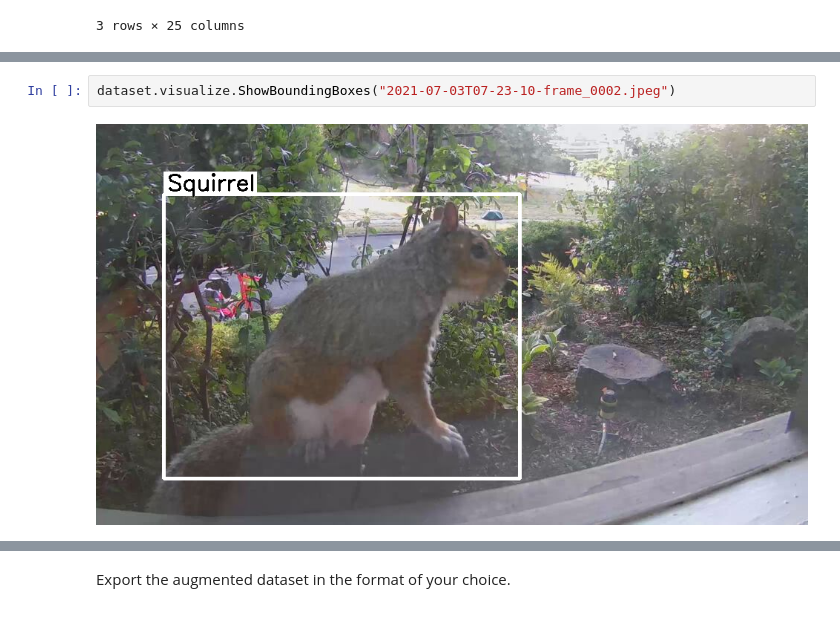
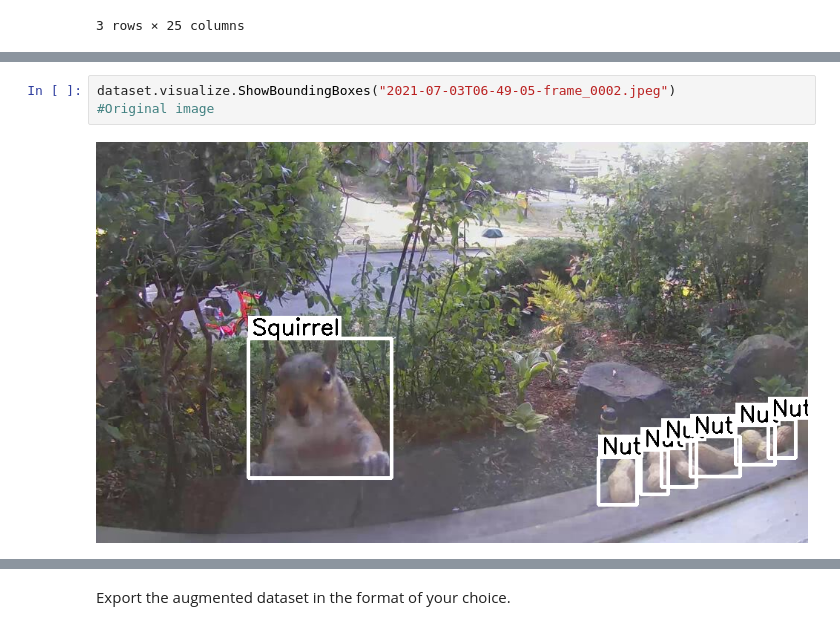
Before and after one commit to pylabel-project/samples, a Jupyter notebook: albumentations.ipynb, the cells around one changed output, grey strips where cells are left out. Drawn from its saved outputs; the diff is of its cells as text.

```diff
--- a/albumentations.ipynb
+++ b/albumentations.ipynb
@@ -143,7 +150,8 @@ for img_filename, img_df in dataset.df.groupby('img_filename'):
             new_row.cat_name = label
             dataset.df = dataset.df.append(new_row)
 # %%
-dataset.visualize.ShowBoundingBoxes("2021-07-03T07-23-10-frame_0002.jpeg")
+dataset.visualize.ShowBoundingBoxes("2021-07-03T06-49-05-frame_0002.jpeg")
+#Original image
 # %% [output]
-[figure, old version]
+[figure, new version]
 # %%
```
Also changed, not shown: parts of 15 cells of this notebook.
